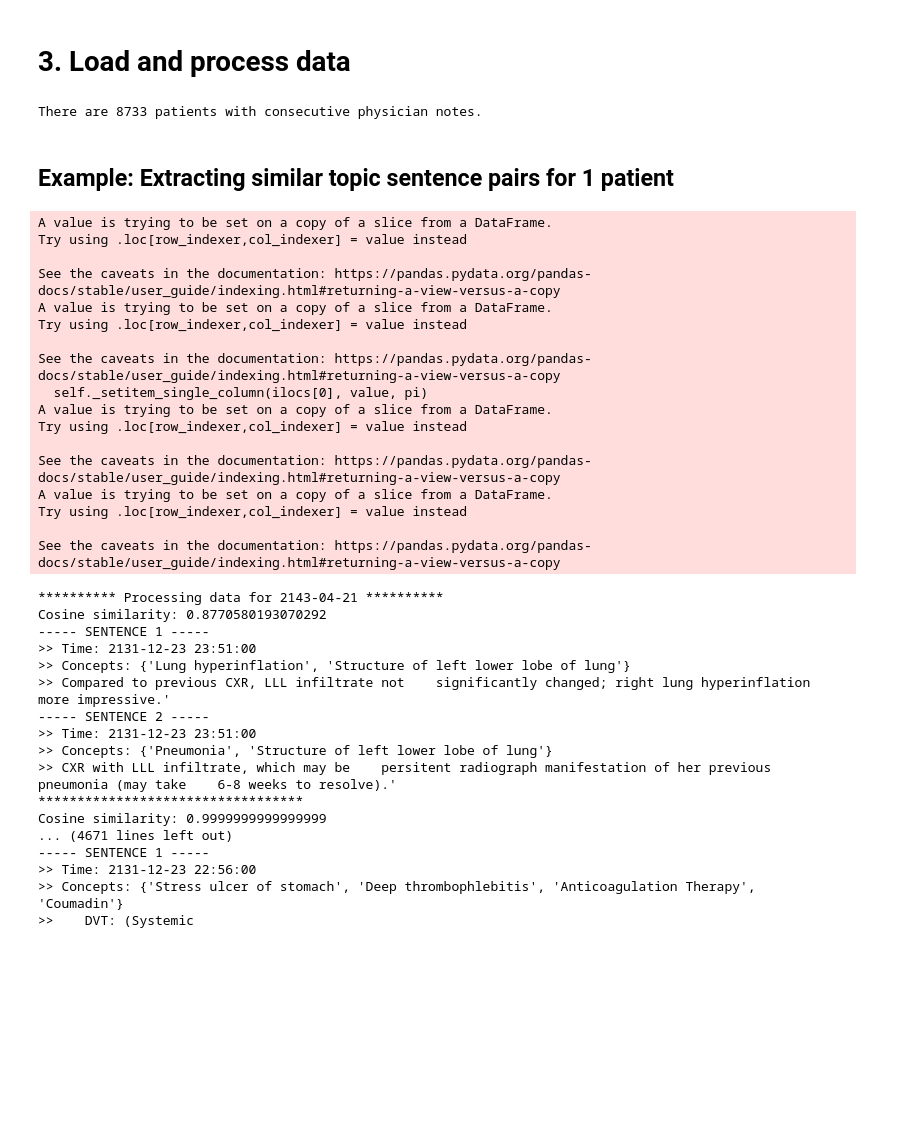
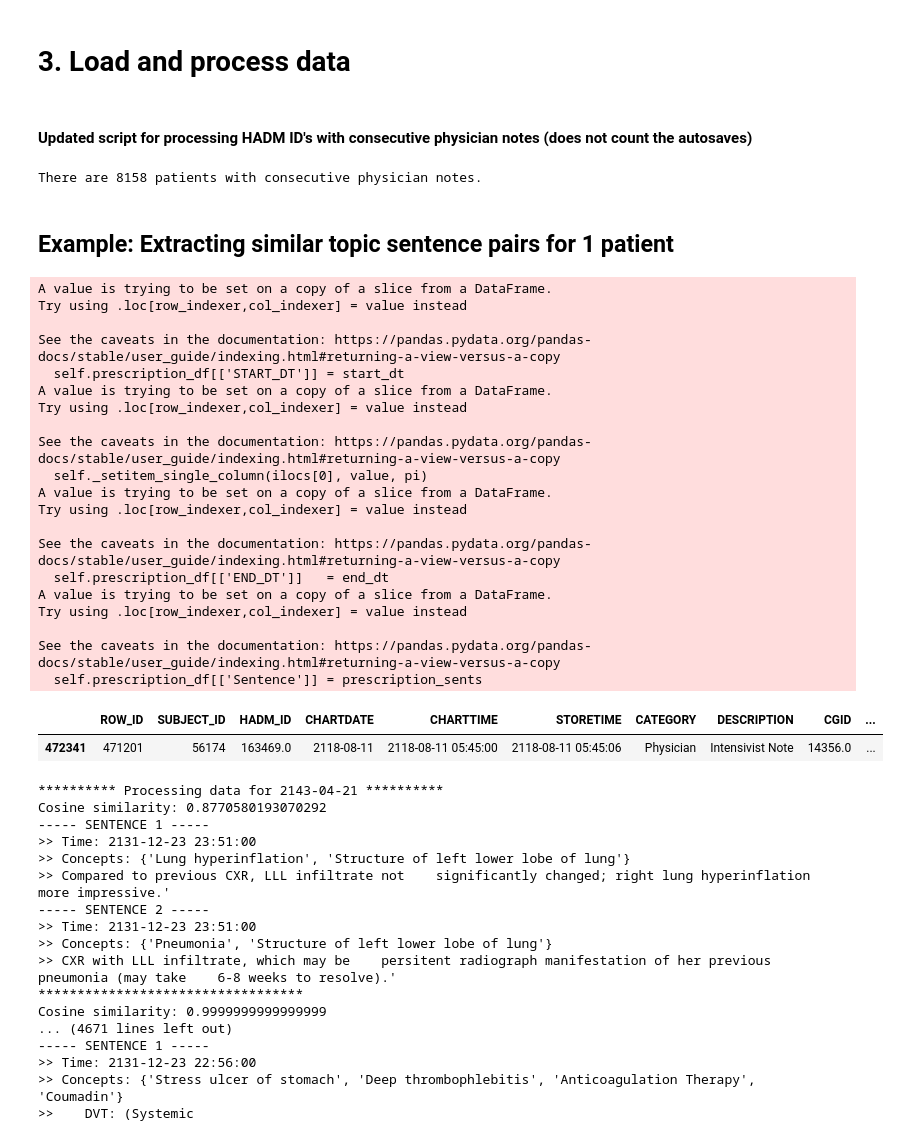
Before and after one commit to sakuralily11/opennotes-error-detection, a Jupyter notebook: Data Processing.ipynb, the cells around one changed output. Saved outputs shown, nothing was run; the diff lists cells and outputs as text; code cells hidden in the pictures; blank space fills up the shorter version.

Commit message:
updated hadm id proc script

```diff
--- a/Data Processing.ipynb
+++ b/Data Processing.ipynb
@@ -666,6 +230,8 @@ notes_df  = pd.read_csv('NOTEEVENTS.csv.gz',    compression='gzip', error_bad_li
 drug_df   = pd.read_csv('PRESCRIPTIONS.csv.gz', compression='gzip', error_bad_lines=False)
 lab_df    = pd.read_csv('LABEVENTS.csv.gz',     compression='gzip', error_bad_lines=False)
 d_lab_df  = pd.read_csv('D_LABITEMS.csv.gz',    compression='gzip', error_bad_lines=False)
+# %% [markdown]
+#### Updated script for processing HADM ID's with consecutive physician notes (does not count the autosaves)
 # %%
 # Load HADM ID's with consecutive physician notes
 if os.path.exists("hadm_ids.pkl"):
@@ -673,11 +239,11 @@ if os.path.exists("hadm_ids.pkl"):
         hadm_ids = pickle.load(f)
 else:
     hadm_ids = []
-    for hadm_id in tqdm(data.HADM_ID.unique()):
-        hadm_data = data.loc[data.HADM_ID == hadm_id]
+    for hadm_id in tqdm(notes_df.HADM_ID.unique()):
+        hadm_data = notes_df.loc[notes_df.HADM_ID == hadm_id]
         hadm_phys_notes = hadm_data.loc[hadm_data.CATEGORY == "Physician "]
 
-        if len(hadm_phys_notes) > 1:
+        if len(hadm_phys_notes.CHARTTIME.unique()) > 1: # ensure > 1 unique notes (not counting autosave)
             hadm_ids.append(hadm_id)
 
     with open("hadm_ids.pkl", "wb") as f:
@@ -685,7 +251,7 @@ else:
 
 print(f"There are {len(hadm_ids)} patients with consecutive physician notes.")
 # %% [output]
-There are 8733 patients with consecutive physician notes.
+There are 8158 patients with consecutive physician notes.
 # %% [markdown]
 ## Example: Extracting similar topic sentence pairs for 1 patient
 # %%
@@ -693,7 +259,7 @@ from sklearn.feature_extraction.text import CountVectorizer
 from sklearn.metrics.pairwise import cosine_similarity
 # %%
 # test an example
-hadm_id = hadm_ids[10] # Note: `hadm_ids` is a list of all HADM id's with consecutive physician notes
+hadm_id = hadm_ids[0] # Note: `hadm_ids` is a list of all HADM id's with consecutive physician notes
 
 # Create patient instance -- processes all the data
 pat = Patient(hadm_id, notes_df, drug_df, lab_df, d_lab_df, \
@@ -704,6 +270,7 @@ A value is trying to be set on a copy of a slice from a DataFrame.
 Try using .loc[row_indexer,col_indexer] = value instead
 
 See the caveats in the documentation: https://pandas.pydata.org/pandas-docs/stable/user_guide/indexing.html#returning-a-view-versus-a-copy
+  self.prescription_df[['START_DT']] = start_dt
 A value is trying to be set on a copy of a slice from a DataFrame.
 Try using .loc[row_indexer,col_indexer] = value instead
 
@@ -713,10 +280,17 @@ A value is trying to be set on a copy of a slice from a DataFrame.
 Try using .loc[row_indexer,col_indexer] = value instead
 
 See the caveats in the documentation: https://pandas.pydata.org/pandas-docs/stable/user_guide/indexing.html#returning-a-view-versus-a-copy
+  self.prescription_df[['END_DT']]   = end_dt
 A value is trying to be set on a copy of a slice from a DataFrame.
 Try using .loc[row_indexer,col_indexer] = value instead
 
 See the caveats in the documentation: https://pandas.pydata.org/pandas-docs/stable/user_guide/indexing.html#returning-a-view-versus-a-copy
+  self.prescription_df[['Sentence']] = prescription_sents
+# %%
+pat.notes_df
+# %% [output]
+|  | ROW_ID | SUBJECT_ID | HADM_ID | CHARTDATE | CHARTTIME | STORETIME | CATEGORY | DESCRIPTION | CGID | ... |
+| 472341 | 471201 | 56174 | 163469.0 | 2118-08-11 | 2118-08-11 05:45:00 | 2118-08-11 05:45:06 | Physician | Intensivist Note | 14356.0 | ... |
 # %%
 processed_dir = 'processed'
 os.makedirs(processed_dir, exist_ok=True)
```
Also changed, not shown: parts of 6 cells of this notebook.
